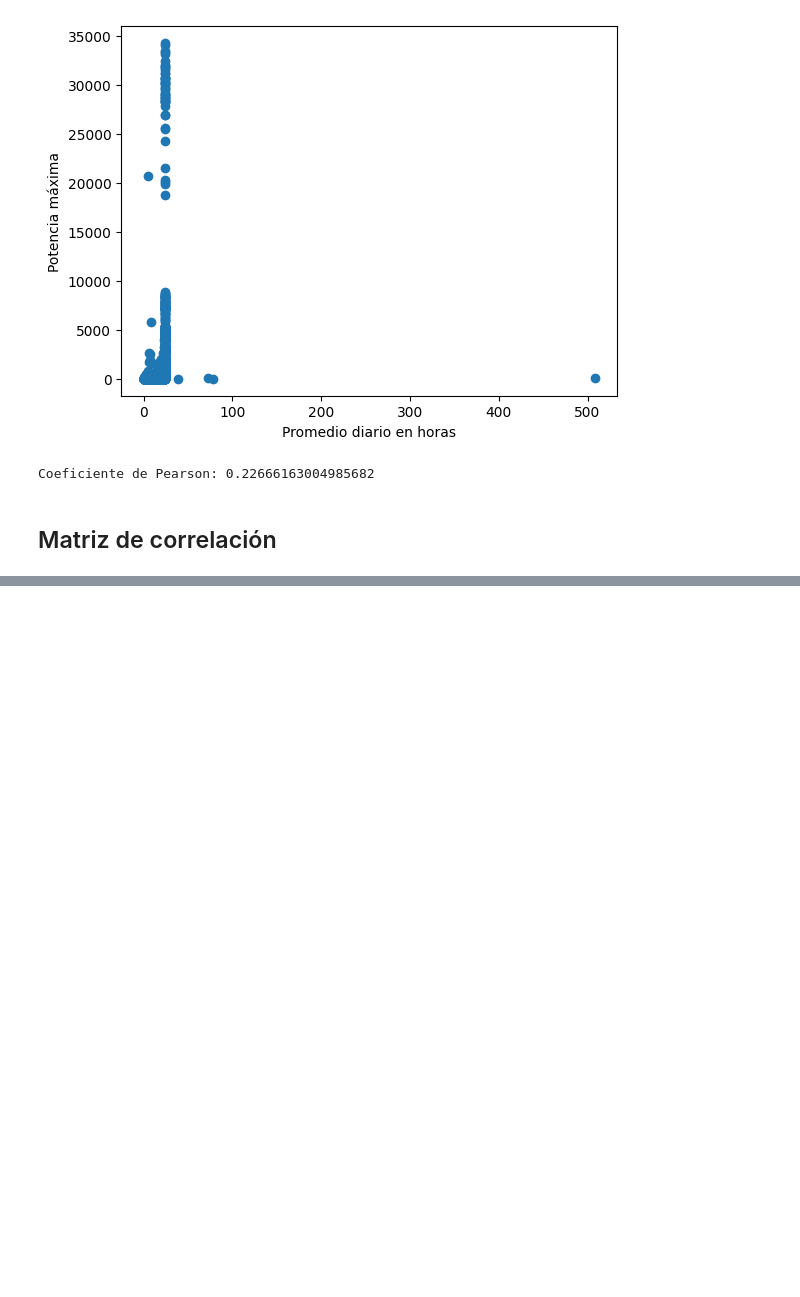
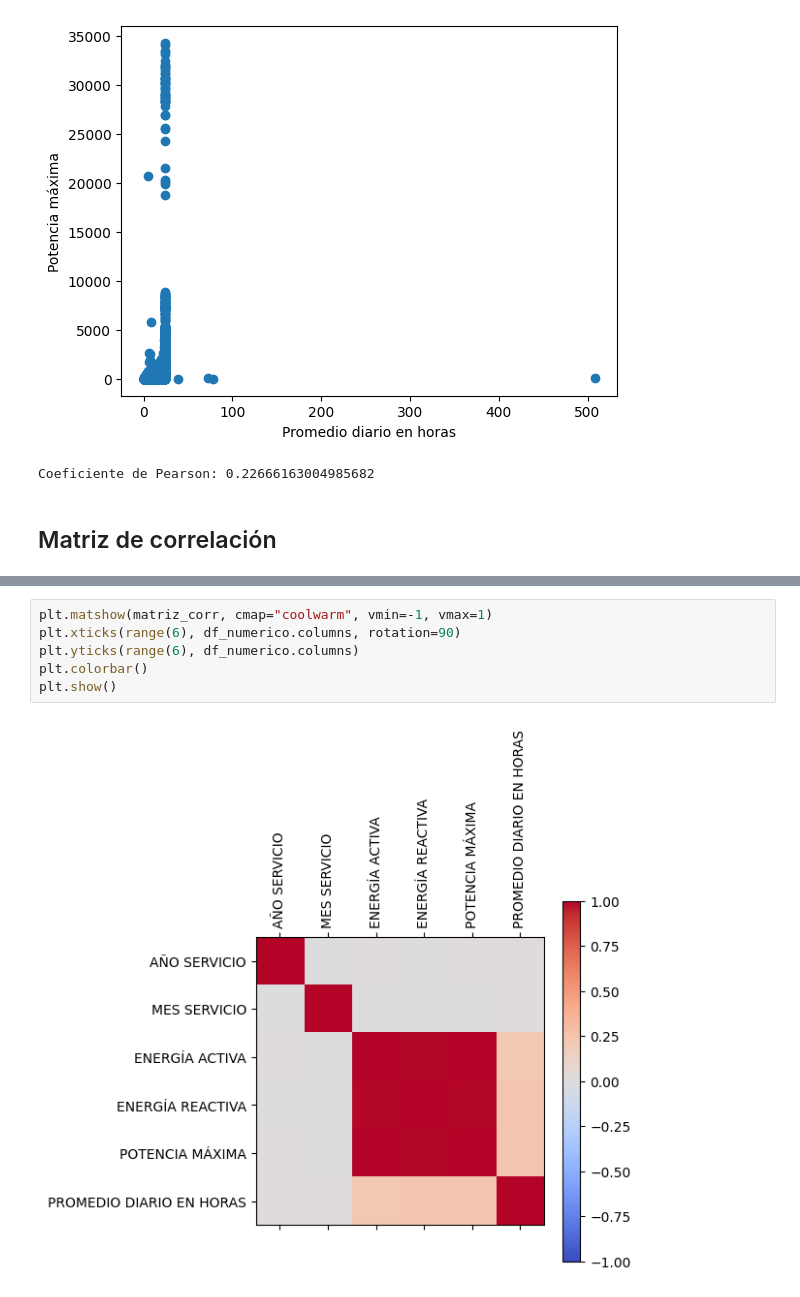
Before and after one commit to sebasflorezo/Proyecto-IA-Grupo-2, a Jupyter notebook: notebooks/Pruebas_Sebas.ipynb, the cells around one changed output, grey strips where cells are left out. Saved outputs shown, nothing was run; the diff lists cells and outputs as text; blank space fills up the shorter version.

Commit message:
feat: gráfico de matriz de correlación

```diff
--- a/notebooks/Pruebas_Sebas.ipynb
+++ b/notebooks/Pruebas_Sebas.ipynb
@@ -115,3 +115,11 @@ matriz_corr
 | ENERGÍA REACTIVA | -0.000285 | -0.009158 | 0.991657 | 1.000000 | 0.990902 | 0.230594 |
 | POTENCIA MÁXIMA | 0.009098 | -0.004634 | 0.997529 | 0.990902 | 1.000000 | 0.226662 |
 | PROMEDIO DIARIO EN HORAS | 0.010059 | 0.014312 | 0.215605 | 0.230594 | 0.226662 | 1.000000 |
+# %%
+plt.matshow(matriz_corr, cmap="coolwarm", vmin=-1, vmax=1)
+plt.xticks(range(6), df_numerico.columns, rotation=90)
+plt.yticks(range(6), df_numerico.columns)
+plt.colorbar()
+plt.show()
+# %% [output]
+[figure, added]
```
Also changed, not shown: parts of 1 cell of this notebook.
